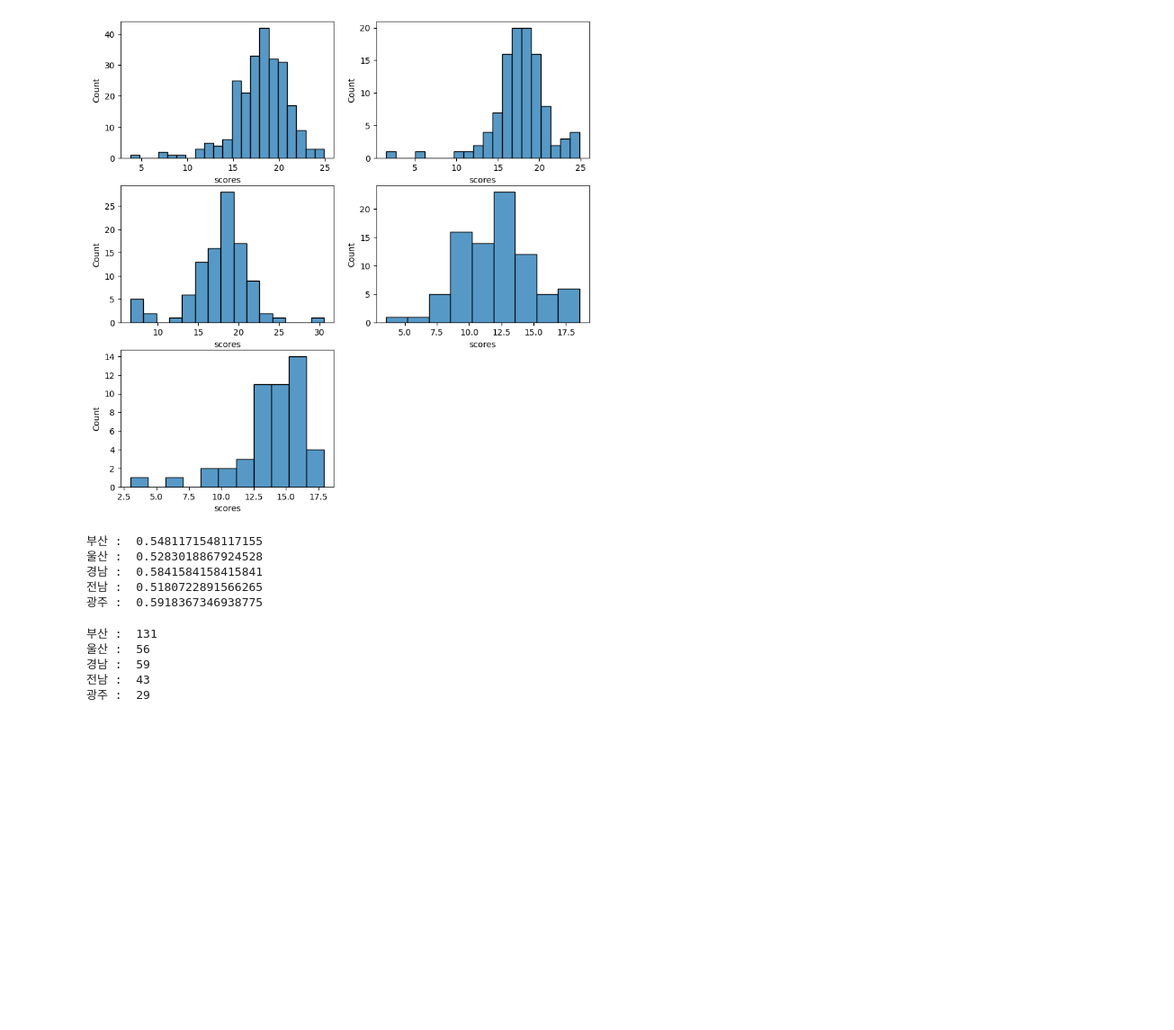
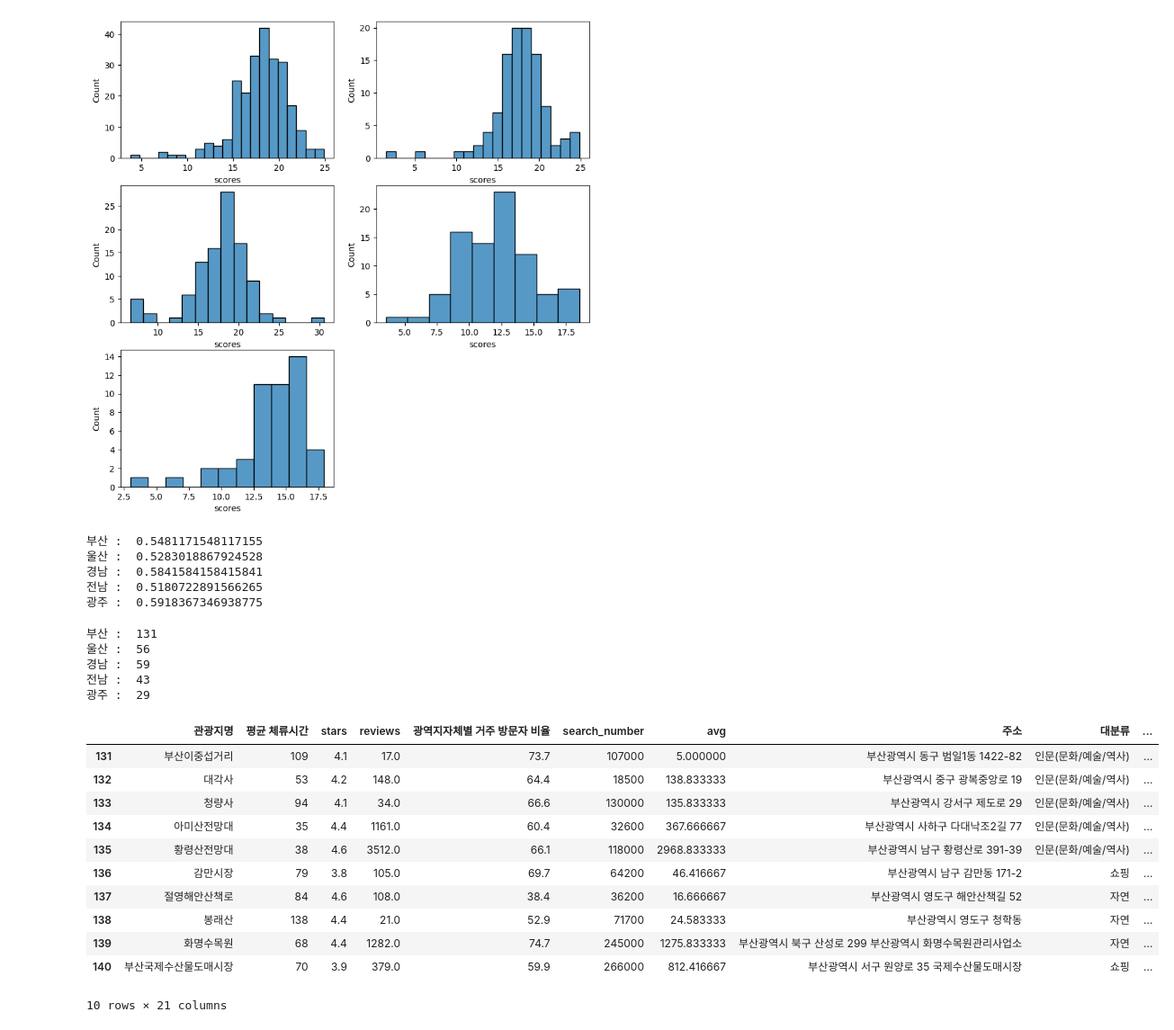
Before and after one commit to GRetriever/Data-Analysis-Project, a Jupyter notebook: Tourist Attractions/EDA.ipynb, the cells around one changed output. Shown at 90% size. Cells and saved outputs as stored; diff of their text form; code cells hidden in the pictures; blank space fills up the shorter version.

```diff
--- a/Tourist Attractions/EDA.ipynb
+++ b/Tourist Attractions/EDA.ipynb
@@ -735,3 +648,22 @@ print('광주 : ',len(gwangju[gwangju['scores'] >= gwangju_avg]))
 경남 :  59
 전남 :  43
 광주 :  29
+# %%
+import pandas as pd
+
+df = pd.read_csv('./data/all_df.csv')
+# %%
+df[(df['지역']=='부산')&(df['구분']=='일반 명소')].head(10)
+# %% [output]
+|  | 관광지명 | 평균 체류시간 | stars | reviews | 광역지자체별 거주 방문자 비율 | search_number | avg | 주소 | 대분류 | ... |
+| 131 | 부산이중섭거리 | 109 | 4.1 | 17.0 | 73.7 | 107000 | 5.000000 | 부산광역시 동구 범일1동 1422-82 | 인문(문화/예술/역사) | ... |
+| 132 | 대각사 | 53 | 4.2 | 148.0 | 64.4 | 18500 | 138.833333 | 부산광역시 중구 광복중앙로 19 | 인문(문화/예술/역사) | ... |
+| 133 | 청량사 | 94 | 4.1 | 34.0 | 66.6 | 130000 | 135.833333 | 부산광역시 강서구 제도로 29 | 인문(문화/예술/역사) | ... |
+| 134 | 아미산전망대 | 35 | 4.4 | 1161.0 | 60.4 | 32600 | 367.666667 | 부산광역시 사하구 다대낙조2길 77 | 인문(문화/예술/역사) | ... |
+| 135 | 황령산전망대 | 38 | 4.6 | 3512.0 | 66.1 | 118000 | 2968.833333 | 부산광역시 남구 황령산로 391-39 | 인문(문화/예술/역사) | ... |
+| 136 | 감만시장 | 79 | 3.8 | 105.0 | 69.7 | 64200 | 46.416667 | 부산광역시 남구 감만동 171-2 | 쇼핑 | ... |
+| 137 | 절영해안산책로 | 84 | 4.6 | 108.0 | 38.4 | 36200 | 16.666667 | 부산광역시 영도구 해안산책길 52 | 자연 | ... |
+| 138 | 봉래산 | 138 | 4.4 | 21.0 | 52.9 | 71700 | 24.583333 | 부산광역시 영도구 청학동 | 자연 | ... |
+| 139 | 화명수목원 | 68 | 4.4 | 1282.0 | 74.7 | 245000 | 1275.833333 | 부산광역시 북구 산성로 299 부산광역시 화명수목원관리사업소 | 자연 | ... |
+| 140 | 부산국제수산물도매시장 | 70 | 3.9 | 379.0 | 59.9 | 266000 | 812.416667 | 부산광역시 서구 원양로 35 국제수산물도매시장 | 쇼핑 | ... |
+10 rows × 21 columns
```
Also changed, not shown: parts of 14 cells of this notebook, 2 other files.
